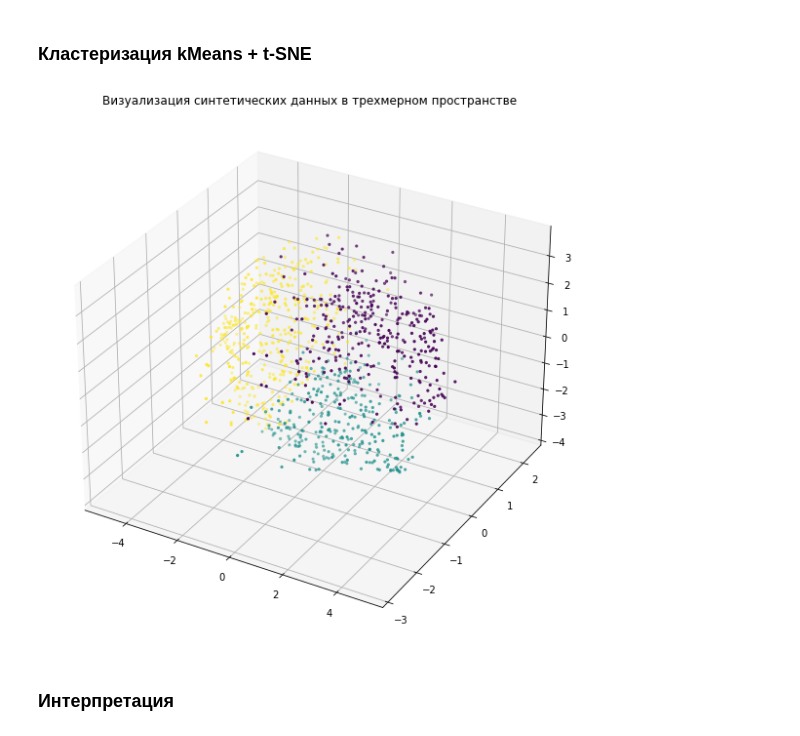
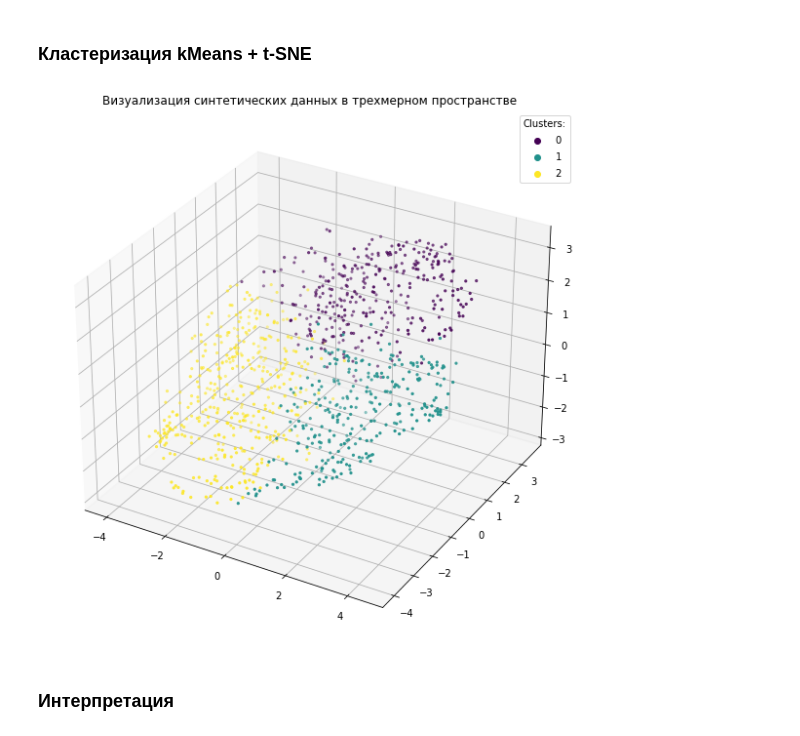
Before and after one commit to not-rdy/trainee, a Jupyter notebook: reports/2/rec_models/rec.ipynb, the cells around one changed output. Saved outputs shown, nothing was run; the diff lists cells and outputs as text; code cells hidden in the pictures.

```diff
--- a/reports/2/rec_models/rec.ipynb
+++ b/reports/2/rec_models/rec.ipynb
@@ -54,37 +54,39 @@ for col in df1_norm2.columns[0:3]:
 # %%
 # 3d
 metric = 'chebyshev'
 learning_rate = 50
 
 m = TSNE(n_components=3,
          learning_rate=learning_rate,
          metric=metric,
-         random_state=14)
+         random_state=14,
+         square_distances=True)
 df1_norm2_tsne = m.fit_transform(df1_norm2)
 df1_norm2_tsne = pd.DataFrame(df1_norm2_tsne)
 
 # метки на t-SNE пространстве
 n=3
 
 m = KMeans(n_clusters=n, random_state=14,
-           n_jobs =-1, max_iter=10000, n_init=100)
+           max_iter=10000, n_init=100)
 m.fit(df1_norm2)
 
 df1_norm2_tsne['cluster'] = m.labels_
 fig = plt.figure(figsize=(20, 10))
 ax = fig.add_subplot(111, projection='3d')
-ax.scatter(df1_norm2_tsne.iloc[:, 1],
-           df1_norm2_tsne.iloc[:, 0],
-           df1_norm2_tsne.iloc[:, 2],
-           s=5,
-           c=df1_norm2_tsne['cluster'])
+sc = ax.scatter(df1_norm2_tsne.iloc[:, 1],
+                df1_norm2_tsne.iloc[:, 0],
+                df1_norm2_tsne.iloc[:, 2],
+                s=5,
+                c=df1_norm2_tsne['cluster'])
+plt.legend(*sc.legend_elements(), title='Clusters:')
 label = 'Визуализация синтетических данных в трехмерном пространстве'
 plt.title(label)
 
 # метки
 df1['clust'] = m.labels_
 # %% [output]
-[figure, old version]
+[figure, new version]
 # %% [markdown]
 ### Интерпретация
 # %%
```
Also changed, not shown: parts of 16 cells of this notebook, 9 other files.
